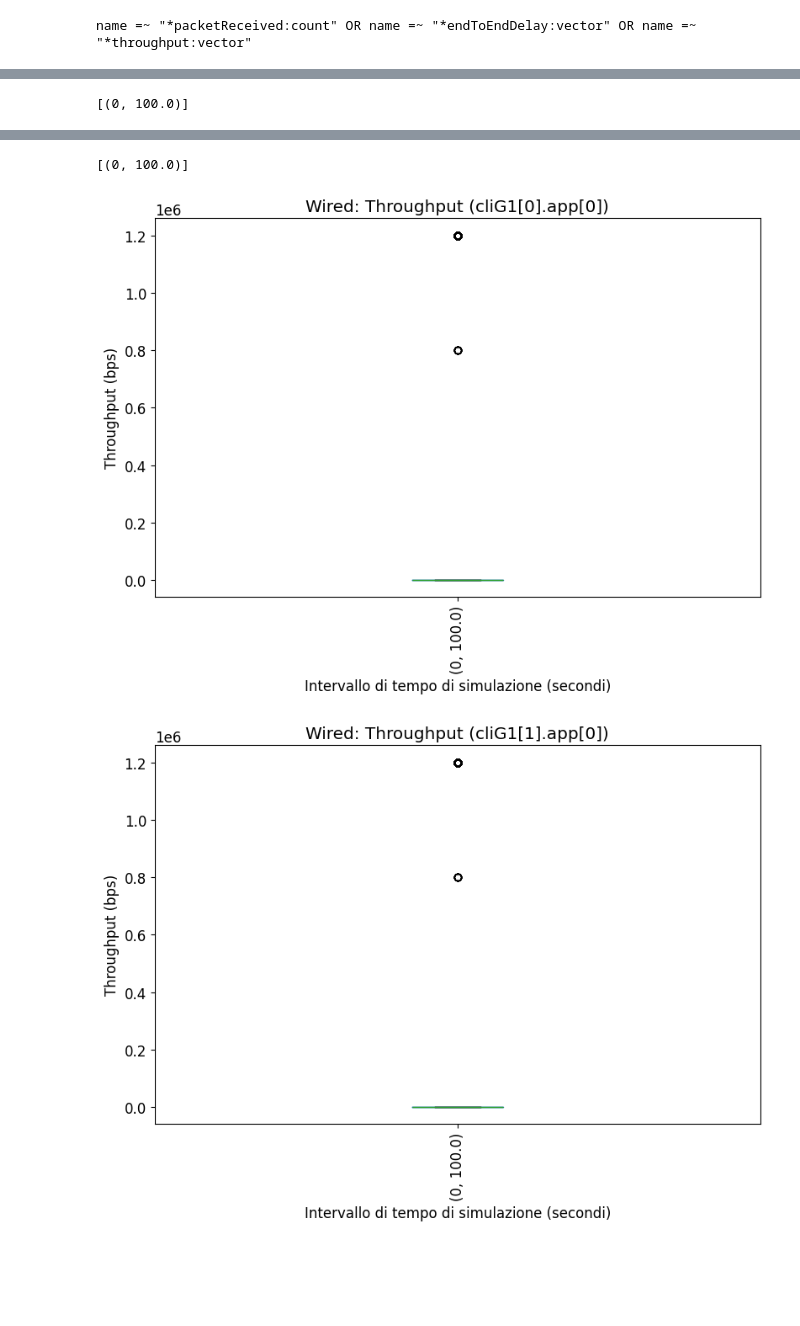
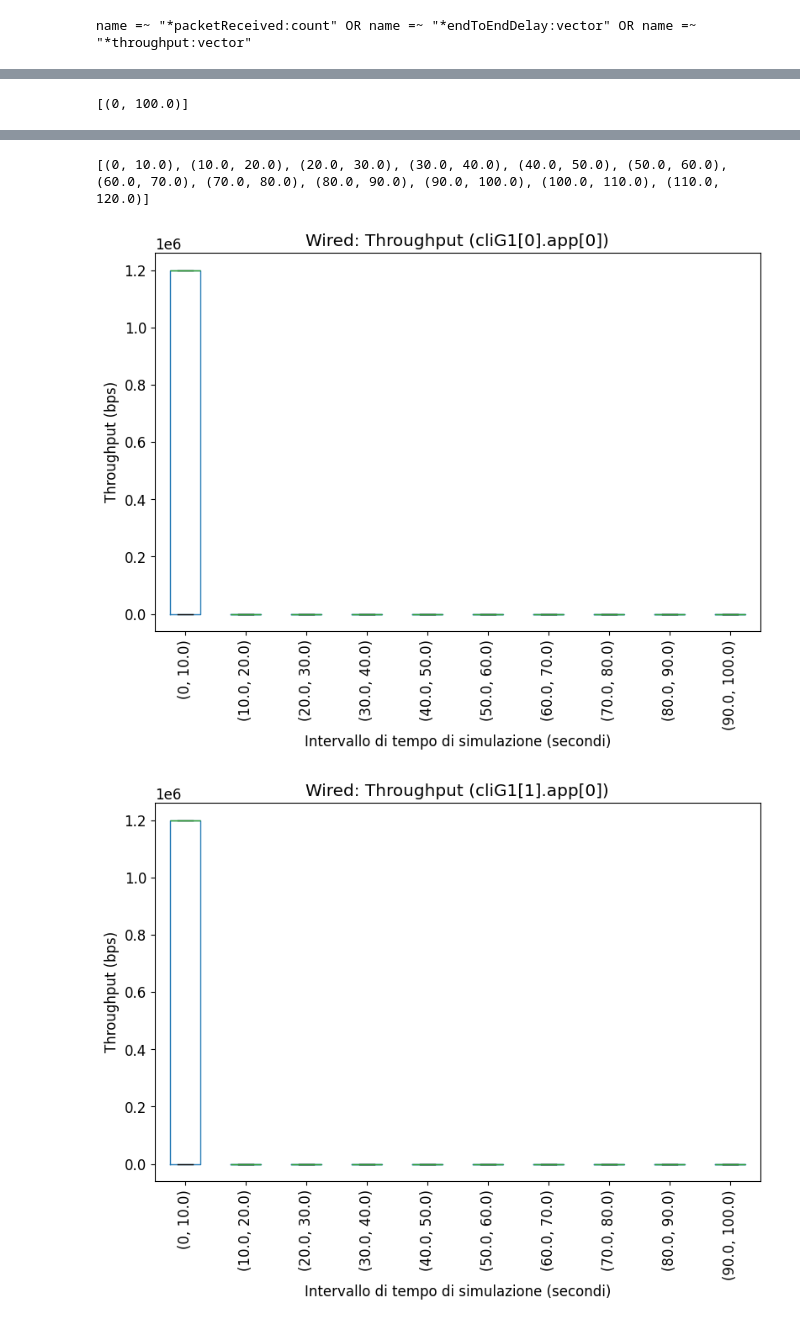
Before and after one commit to Dosclic98/inet-upo-ws-2025, a Jupyter notebook: simulations/results/analyzer/analyzer.ipynb, the cells around one changed output, grey strips where cells are left out. Drawn from its saved outputs; the diff is of its cells as text; code cells hidden in the pictures; blank space fills up the shorter version.

```diff
--- a/simulations/results/analyzer/analyzer.ipynb
+++ b/simulations/results/analyzer/analyzer.ipynb
@@ -19,7 +19,7 @@ DEBUG = True
 
 simName = "Wired"
 
-rep = 10
+rep = 20
 simTimeLimit = 100
 numCliG1 = 3
 numCliG2 = 3
@@ -168,14 +167,14 @@ cliScaDfList = plotBoxWiskerSca(cliMeasNames, numCliG1, 2, title=simName + ": Mi
 # %%
 cliVecDfListEndToEnd = plotBoxWiskerVec(numCliG1, 2, title=simName + ": End-To-End delay", xLab = "Intervallo di tempo di simulazione (secondi)", yLab = "Delay (secondi)", vecMeasName="endToEndDelay", numRanges = 1)
-liVecDfListThr = plotBoxWiskerVec(numCliG1, 2, title=simName + ": Throughput", xLab = "Intervallo di tempo di simulazione (secondi)", yLab = "Throughput (bps)", vecMeasName="throughput", numRanges = 1)
+cliVecDfListThr = plotBoxWiskerVec(numCliG1, 2, title=simName + ": Throughput", xLab = "Intervallo di tempo di simulazione (secondi)", yLab = "Throughput (bps)", vecMeasName="throughput", numRanges = 10)
 # %% [output]
 [(0, 100.0)]
 [figure]
 [figure]
 [figure]
 [figure]
 [figure]
 [figure]
-[(0, 100.0)]
+[(0, 10.0), (10.0, 20.0), (20.0, 30.0), (30.0, 40.0), (40.0, 50.0), (50.0, 60.0), (60.0, 70.0), (70.0, 80.0), (80.0, 90.0), (90.0, 100.0), (100.0, 110.0), (110.0, 120.0)]
-[figure, old version]
+[figure, new version]
-[figure, old version]
+[figure, new version]
```
Also changed, not shown: parts of 8 cells of this notebook, 1 other file.
